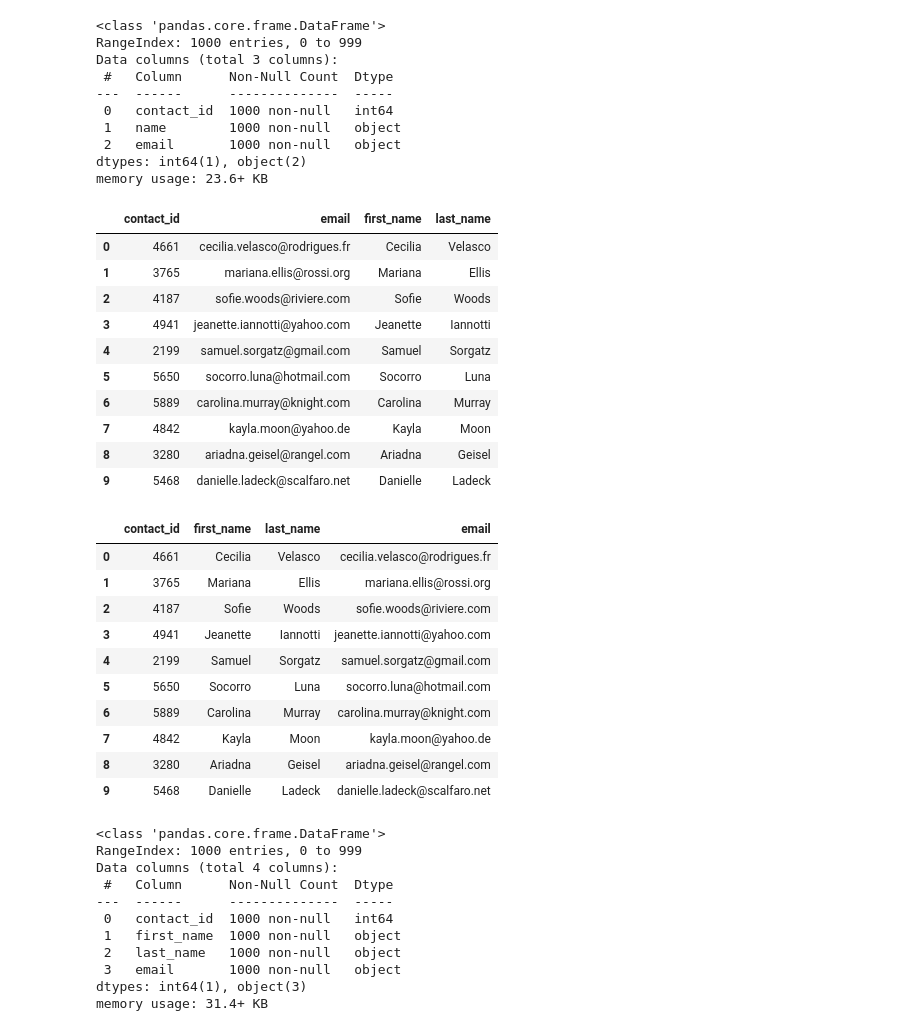
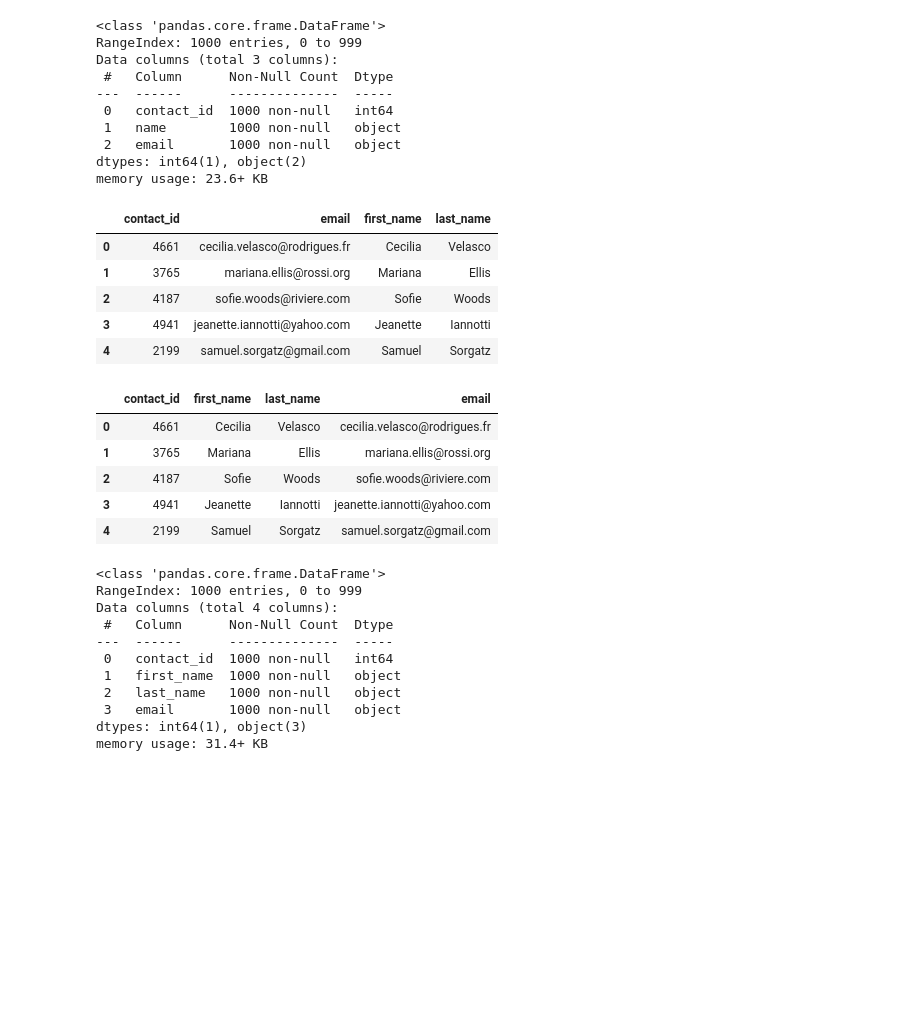
Before and after one commit to MissKay535/Crowdfunding_ETL, a Jupyter notebook: ETL_Mini_Project_KLopilato_GAchempim.ipynb, the cells around one changed output. Cells and saved outputs as stored; diff of their text form; code cells hidden in the pictures; blank space fills up the shorter version.

```diff
--- a/ETL_Mini_Project_KLopilato_GAchempim.ipynb
+++ b/ETL_Mini_Project_KLopilato_GAchempim.ipynb
@@ -266,7 +319,7 @@ campaign_cleaned.to_csv("Resources/campaign.csv", index=False)
 ### Extract the contacts.xlsx Data.
 # %%
 # Read the data into a Pandas DataFrame. Use the `header=2` parameter when reading in the data.
-contact_info_df = pd.read_excel('Resources/contacts.xlsx', header=2)
+contact_info_df = pd.read_excel('Resources/contacts.xlsx', header=3)
 contact_info_df.head()
 # %% [output]
 |  | contact_info |
@@ -292,6 +345,8 @@ Then export the DataFrame as a `contacts.csv` CSV file.
 import json
 dict_values = []
 
+for row in contact_info_df['contact_info']:
+    dict_values.append(json.loads(row))
 
 # Print out the list of values for each row.
 print(dict_values)
@@ -300,6 +355,8 @@ print(dict_values)
 # %%
 # Create a contact_info DataFrame and add each list of values, i.e., each row
 # to the 'contact_id', 'name', 'email' columns.
+dict_values_df = pd.DataFrame(dict_values)
+dict_values_df.head()
 # %% [output]
 |  | contact_id | name | email |
 | 0 | 4661 | Cecilia Velasco | cecilia.velasco@rodrigues.fr |
@@ -322,23 +380,23 @@ dtypes: int64(1), object(2)
 memory usage: 23.6+ KB
 # %%
 # Create a "first"name" and "last_name" column with the first and last names from the "name" column.
-
+dict_values_df[['first_name','last_name']] = dict_values_df["name"].str.split(" ",expand=True)
 
 # Drop the contact_name column
+dict_values_df = dict_values_df.drop(columns=["name"])
+
+dict_values_df.head()
 # %% [output]
 |  | contact_id | email | first_name | last_name |
 | 0 | 4661 | cecilia.velasco@rodrigues.fr | Cecilia | Velasco |
 | 1 | 3765 | mariana.ellis@rossi.org | Mariana | Ellis |
 | 2 | 4187 | sofie.woods@riviere.com | Sofie | Woods |
 | 3 | 4941 | jeanette.iannotti@yahoo.com | Jeanette | Iannotti |
 | 4 | 2199 | samuel.sorgatz@gmail.com | Samuel | Sorgatz |
-| 5 | 5650 | socorro.luna@hotmail.com | Socorro | Luna |
-| 6 | 5889 | carolina.murray@knight.com | Carolina | Murray |
-| 7 | 4842 | kayla.moon@yahoo.de | Kayla | Moon |
-| 8 | 3280 | ariadna.geisel@rangel.com | Ariadna | Geisel |
-| 9 | 5468 | danielle.ladeck@scalfaro.net | Danielle | Ladeck |
 # %%
 # Reorder the columns
+contacts_df_clean = dict_values_df[["contact_id","first_name","last_name","email"]]
+contacts_df_clean.head()
 # %% [output]
 |  | contact_id | first_name | last_name | email |
 | 0 | 4661 | Cecilia | Velasco | cecilia.velasco@rodrigues.fr |
@@ -346,10 +404,5 @@ memory usage: 23.6+ KB
 | 2 | 4187 | Sofie | Woods | sofie.woods@riviere.com |
 | 3 | 4941 | Jeanette | Iannotti | jeanette.iannotti@yahoo.com |
 | 4 | 2199 | Samuel | Sorgatz | samuel.sorgatz@gmail.com |
-| 5 | 5650 | Socorro | Luna | socorro.luna@hotmail.com |
-| 6 | 5889 | Carolina | Murray | carolina.murray@knight.com |
-| 7 | 4842 | Kayla | Moon | kayla.moon@yahoo.de |
-| 8 | 3280 | Ariadna | Geisel | ariadna.geisel@rangel.com |
-| 9 | 5468 | Danielle | Ladeck | danielle.ladeck@scalfaro.net |
 # %%
 # Check the datatypes one more time before exporting as CSV file.
```
Also changed, not shown: parts of 29 cells of this notebook, 2 other files.
